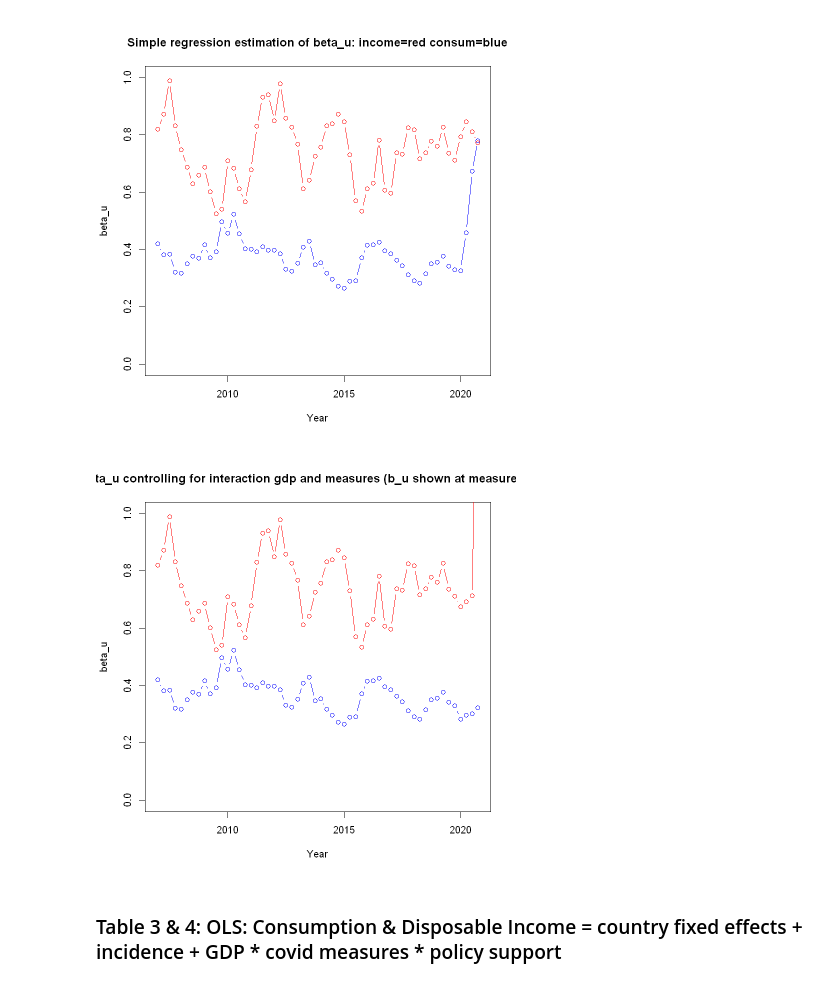
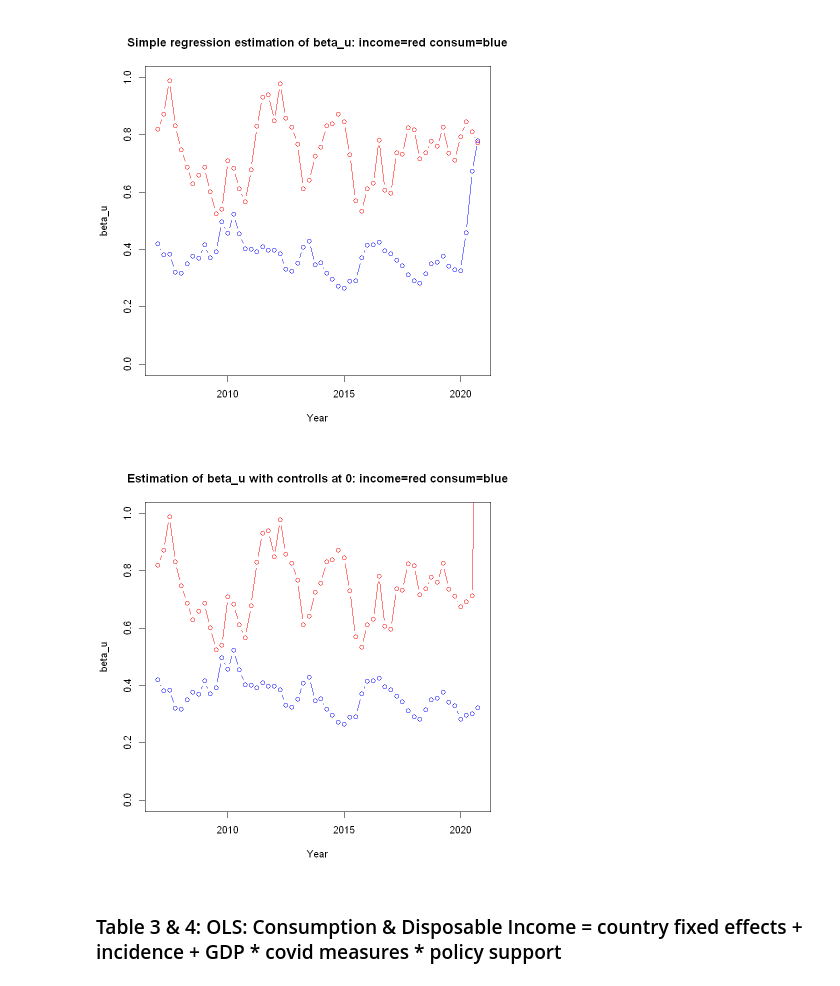
Before and after one commit to Riderman56/Master_Arbeit, a Jupyter notebook: rep.ipynb, the cells around one changed output. Cells and saved outputs as stored; diff of their text form; code cells hidden in the pictures.

```diff
--- a/rep.ipynb
+++ b/rep.ipynb
@@ -508,23 +508,23 @@ title('Simple regression estimation of beta_u: income=red consum=blue')
 # %%
 b.con.6=c()
 for(i in 4:59){
   reg.con.6<-glm(con~factor(nat)+gdp*ps*mc+ic,data = dta[dta$pit %in% (i-3):i,],weights=dta[dta$pit %in% (i-3):i,]$GDP)
   b.con.6[i-3]=reg.con.6$coefficients['gdp']
   assign(paste('r.di.c',i-3,sep = '.'),reg.con.6)
 }
 
 b.inc.6=c()
 for(i in 4:59){
   reg.inc.6<-glm(inc~factor(nat)+gdp*ps*mc+ic,data = dta[dta$pit %in% (i-3):i,],weights=dta[dta$pit %in% (i-3):i,]$GDP)
   b.inc.6[i-3]=reg.inc.6$coefficients['gdp']
   assign(paste('r.di.i',i-3,sep = '.'),reg.inc.6)
 }
 
 plot(seq(as.Date("2007/1/1"), as.Date("2020/12/31"), by = "quarter"),b.con.6,type = 'b',ylab = 'beta_u',xlab = 'Year',ylim = c(0,1),col = 'blue')
 lines(seq(as.Date("2007/1/1"), as.Date("2020/12/31"), by = "quarter"),b.inc.6,type = 'b',ylab = 'beta_u',xlab = 'Year',ylim = c(0,1),col = 'red')
-title('Regression estimation of beta_u controlling for interaction gdp and measures (b_u shown at measures=0) : income=red consum=blue')
+title('Estimation of beta_u with controlls at 0: income=red consum=blue')
 # %% [output]
-[figure, old version]
+[figure, new version]
 # %% [markdown]
 ### Table 3 \& 4: OLS: Consumption \& Disposable Income  = country fixed effects + incidence + GDP * covid measures * policy support
 # %%
```
Also changed, not shown: parts of 1 cell of this notebook.
